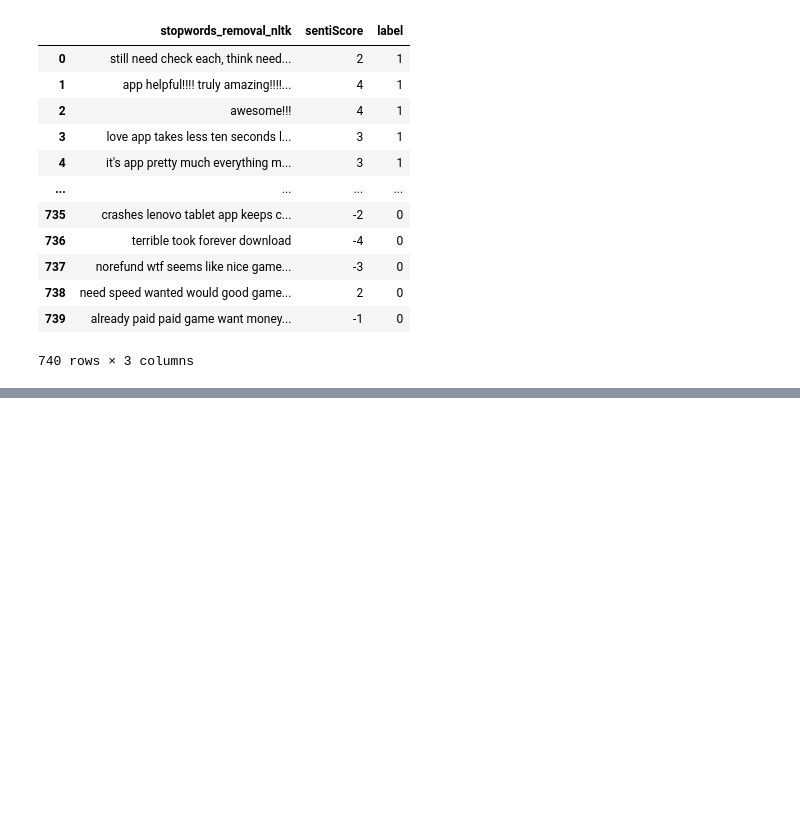
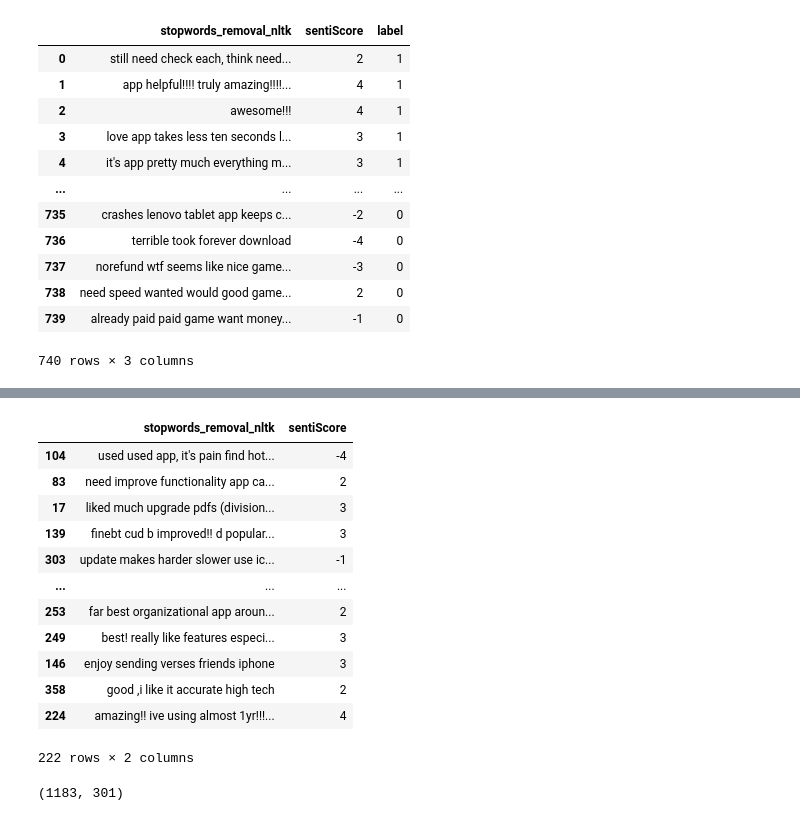
Before and after one commit to jamesgeziqian/CMU-18668-F22, a Jupyter notebook: user-requirements-classification/task2.ipynb, the cells around one changed output, grey strips where cells are left out. Cells and saved outputs as stored; diff of their text form; code cells hidden in the pictures; blank space fills up the shorter version.

```diff
--- a/user-requirements-classification/task2.ipynb
+++ b/user-requirements-classification/task2.ipynb
@@ -100,2 +187,23 @@ def vectorized_text(train, test):
+# %%
+X_test_combined, y_test_combined = combine_datasets(
+    X_test_bug, y_test_bug, X_test_feat, y_test_feat, X_test_rating, y_test_rating, X_test_ux, y_test_ux)
+X_test_combined
+# %% [output]
+|  | stopwords_removal_nltk | sentiScore |
+| 104 | used used app, it's pain find hot... | -4 |
+| 83 | need improve functionality app ca... | 2 |
+| 17 | liked much upgrade pdfs (division... | 3 |
+| 139 | finebt cud b improved!! d popular... | 3 |
+| 303 | update makes harder slower use ic... | -1 |
+| ... | ... | ... |
+| 253 | far best organizational app aroun... | 2 |
+| 249 | best! really like features especi... | 3 |
+| 146 | enjoy sending verses friends iphone | 3 |
+| 358 | good ,i like it accurate high tech | 2 |
+| 224 | amazing!! ive using almost 1yr!!!... | 4 |
+222 rows × 2 columns
 # %%
-X_train_vec_bug, X_test_vec_bug = vectorized_text(X_train_bug[text_label], X_test_bug[text_label])
+X_train_combined_vec_senti, X_test_combined_vec_senti = vectorized_text(X_train_combined, X_test_combined)
+X_train_combined_vec_senti.shape
+# %% [output]
+(1183, 301)
```
Also changed, not shown: parts of 27 cells of this notebook.
